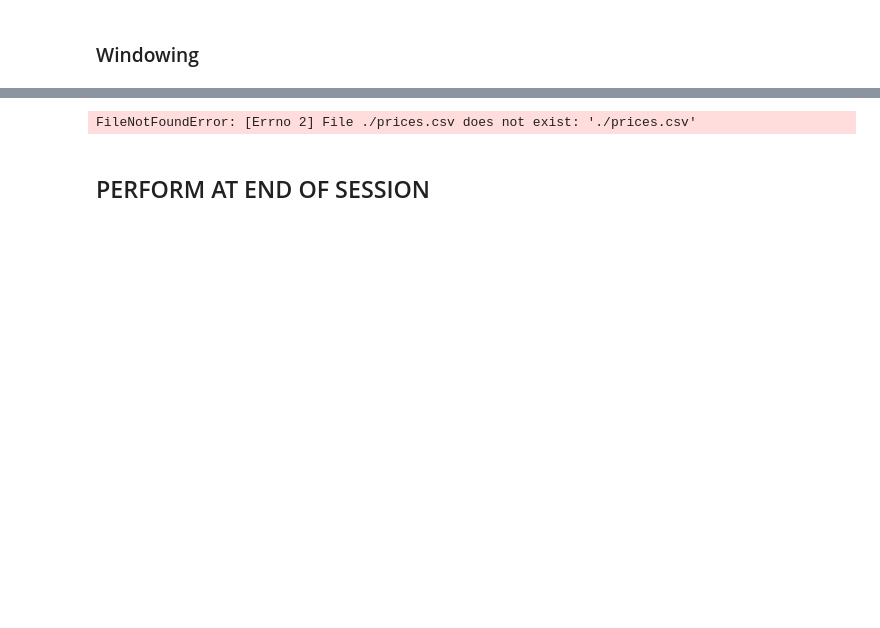
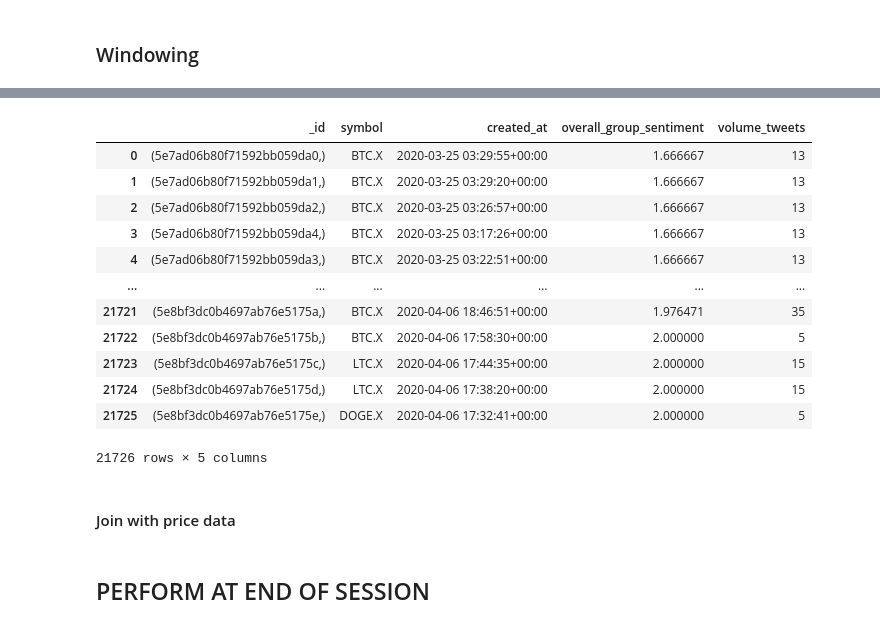
Before and after one commit to hweelin-yeo/CryptOracle, a Jupyter notebook: ds_project.ipynb, the cells around one changed output, grey strips where cells are left out. Drawn from its saved outputs; the diff is of its cells as text; code cells hidden in the pictures; blank space fills up the shorter version.

Commit message:
data cleaning for windowing, windowing on timestamp and symbol, with details on sentiment and tweet volume

```diff
--- a/ds_project.ipynb
+++ b/ds_project.ipynb
@@ -124,24 +122,23 @@ required.iloc[10:50]
 # %%
-# # Set the datetime column as the index
-# required.index = required['created_at']
+# Use tweets' likes/reshares to weigh grouped sentiments
+
+# some tweets may have 0 interaction count, and we don't want to obliterate the sentiment data when multiplying
+required.loc[required['interaction_count'] ==0,'interaction_count']= 1
+
+# Ignore null sentiments in weighing: if sentiment is zero, put interaction count as 0, weighted sentiment as 0
+required.loc[required['sentiment'] ==0,'interaction_count']= 0
 
 required['weighted_sentiment'] = required['sentiment'] * required['interaction_count']
-# some tweets may have 0 interaction count, and we don't want to obliterate the sentiment data
-required.loc[required['weighted_sentiment'] ==0,'weighted_sentiment']= required['sentiment']
-
-grouped = required.groupby([required.created_at.dt.date, required.created_at.dt.hour])
 
 required['sum_group_interaction'] = required['interaction_count'].groupby([required.created_at.dt.date,
-                                                                    required.created_at.dt.hour]).transform('sum')
+                                                                    required.created_at.dt.hour,
+                                                                          required.symbol]).transform('sum')
 
 required['sum_group_weighted_sentiment'] = required['weighted_sentiment'].groupby([required.created_at.dt.date,
-                                                                    required.created_at.dt.hour]).transform('sum')
+                                                                    required.created_at.dt.hour,
+                                                                                   required.symbol]).transform('sum')
 
 required['overall_group_sentiment'] = required['sum_group_weighted_sentiment'] / required['sum_group_interaction']
 
 
-
-# for group in grouped:
-#     print(group)
-#     print("\n\n ============================================== \n\n")
-required.loc[required['overall_group_sentiment'] > 2.0]
+required['overall_group_sentiment'].fillna(value=0, inplace=True)
@@ -161,0 +145,9 @@ required.loc[required['overall_group_sentiment'] > 2.0]
+# %%
+# check groups
+required = required[['_id','symbol', 'created_at', 'overall_group_sentiment']]
+
+for key, group_df in required.groupby([required.created_at.dt.date,
+                                                      required.created_at.dt.hour,
+                                                     required.symbol]):
+    print(group_df)
+    print("\n\n ============================================== \n\n")
@@ -162,8 +172,31 @@ required.loc[required['overall_group_sentiment'] > 2.0]
+# %%
+# check groups
+required = required[['_id','symbol', 'created_at', 'overall_group_sentiment']]
+
+required['volume_tweets'] = required['_id'].groupby([required.created_at.dt.date,
+                                                     required.created_at.dt.hour,
+                                                    required.symbol]).transform('count')
+
+required
+# %% [output]
+|  | _id | symbol | created_at | overall_group_sentiment | volume_tweets |
+| 0 | (5e7ad06b80f71592bb059da0,) | BTC.X | 2020-03-25 03:29:55+00:00 | 1.666667 | 13 |
+| 1 | (5e7ad06b80f71592bb059da1,) | BTC.X | 2020-03-25 03:29:20+00:00 | 1.666667 | 13 |
+| 2 | (5e7ad06b80f71592bb059da2,) | BTC.X | 2020-03-25 03:26:57+00:00 | 1.666667 | 13 |
+| 3 | (5e7ad06b80f71592bb059da4,) | BTC.X | 2020-03-25 03:17:26+00:00 | 1.666667 | 13 |
+| 4 | (5e7ad06b80f71592bb059da3,) | BTC.X | 2020-03-25 03:22:51+00:00 | 1.666667 | 13 |
+| ... | ... | ... | ... | ... | ... |
+| 21721 | (5e8bf3dc0b4697ab76e5175a,) | BTC.X | 2020-04-06 18:46:51+00:00 | 1.976471 | 35 |
+| 21722 | (5e8bf3dc0b4697ab76e5175b,) | BTC.X | 2020-04-06 17:58:30+00:00 | 2.000000 | 5 |
+| 21723 | (5e8bf3dc0b4697ab76e5175c,) | LTC.X | 2020-04-06 17:44:35+00:00 | 2.000000 | 15 |
+| 21724 | (5e8bf3dc0b4697ab76e5175d,) | LTC.X | 2020-04-06 17:38:20+00:00 | 2.000000 | 15 |
+| 21725 | (5e8bf3dc0b4697ab76e5175e,) | DOGE.X | 2020-04-06 17:32:41+00:00 | 2.000000 | 5 |
+21726 rows × 5 columns
+# %% [markdown]
+#### Join with price data
 # %%
-prices = pd.read_csv("./prices.csv")
+prices = pd.read_csv("data/gemini_BTCUSD_1hr.csv")
 #prices['Unix Timestamp'] = pd.to_datetime(prices['Unix Timestamp'],unit='ms')
-# %% [output]
-FileNotFoundError: [Errno 2] File ./prices.csv does not exist: './prices.csv'
 # %%
 prices
 # %% [markdown]
```
Also changed, not shown: parts of 8 cells of this notebook.
